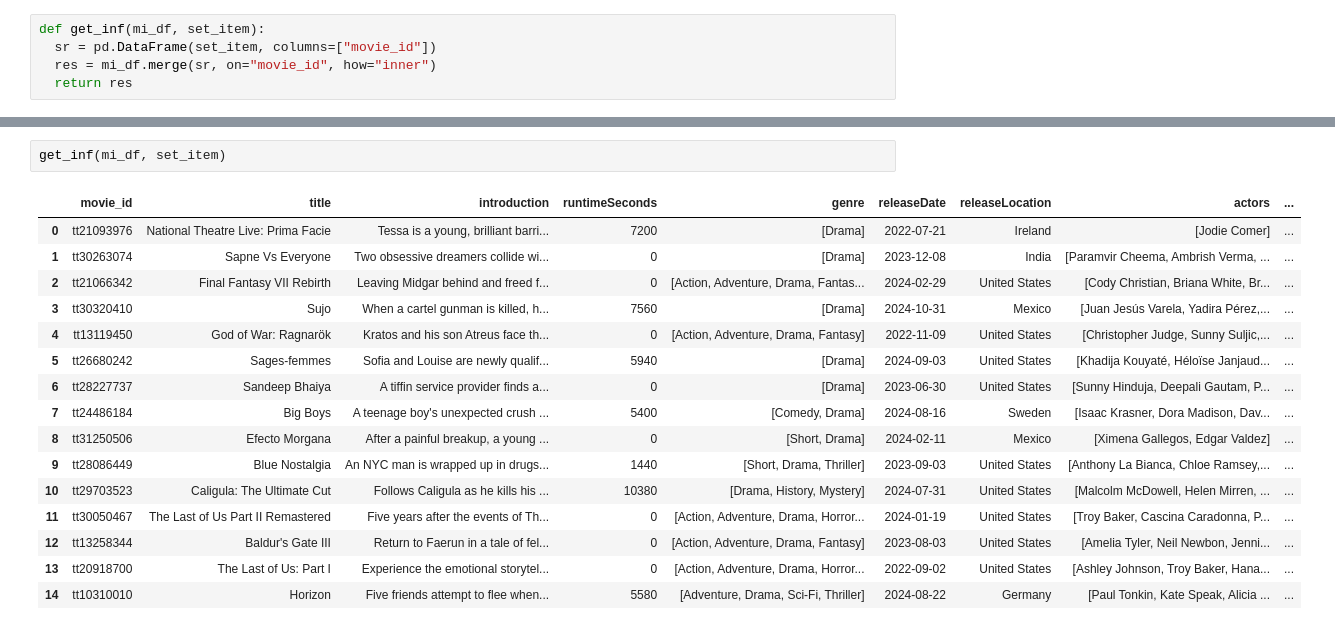
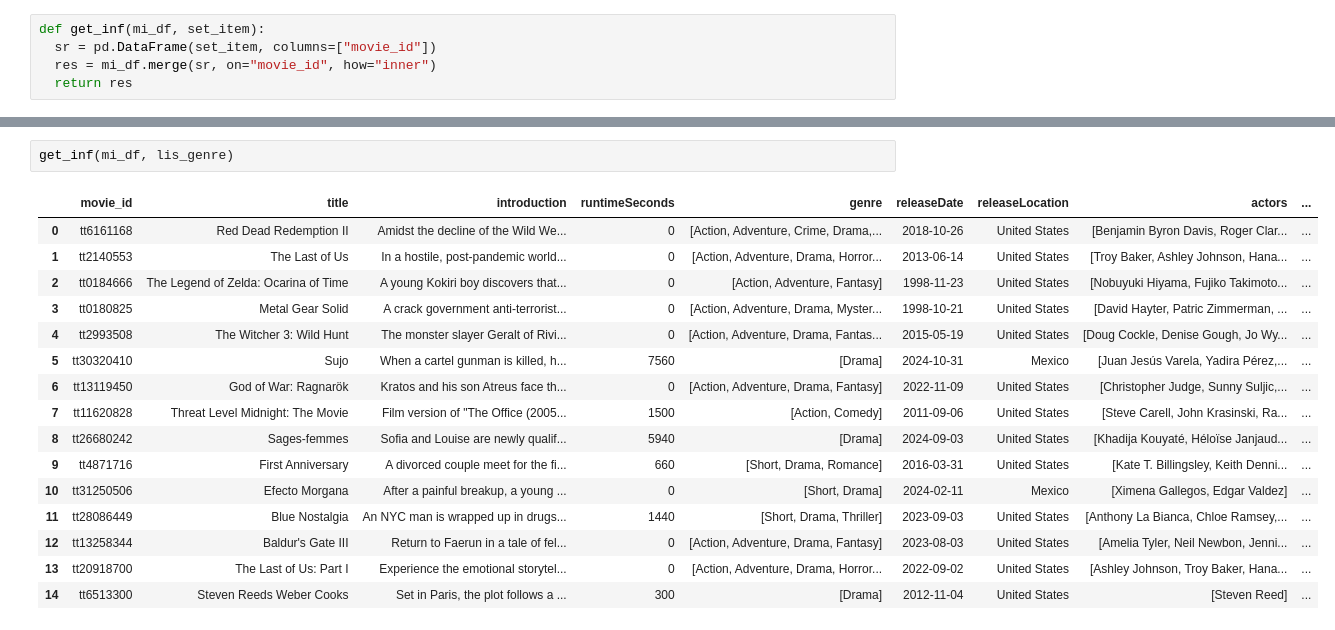
Before and after one commit to HThinhZ/Recommender_System_Project, a Jupyter notebook: recommendation_for_new_user.ipynb, the cells around one changed output, grey strips where cells are left out. Drawn from its saved outputs; the diff is of its cells as text.

```diff
--- a/recommendation_for_new_user.ipynb
+++ b/recommendation_for_new_user.ipynb
@@ -305,19 +400,19 @@ def get_inf(mi_df, set_item):
 # %%
-get_inf(mi_df, set_item)
+get_inf(mi_df, lis_genre)
 # %% [output]
 |  | movie_id | title | introduction | runtimeSeconds | genre | releaseDate | releaseLocation | actors | ... |
-| 0 | tt21093976 | National Theatre Live: Prima Facie | Tessa is a young, brilliant barri... | 7200 | [Drama] | 2022-07-21 | Ireland | [Jodie Comer] | ... |
-| 1 | tt30263074 | Sapne Vs Everyone | Two obsessive dreamers collide wi... | 0 | [Drama] | 2023-12-08 | India | [Paramvir Cheema, Ambrish Verma, ... | ... |
-| 2 | tt21066342 | Final Fantasy VII Rebirth | Leaving Midgar behind and freed f... | 0 | [Action, Adventure, Drama, Fantas... | 2024-02-29 | United States | [Cody Christian, Briana White, Br... | ... |
-| 3 | tt30320410 | Sujo | When a cartel gunman is killed, h... | 7560 | [Drama] | 2024-10-31 | Mexico | [Juan Jesús Varela, Yadira Pérez,... | ... |
-| 4 | tt13119450 | God of War: Ragnarök | Kratos and his son Atreus face th... | 0 | [Action, Adventure, Drama, Fantasy] | 2022-11-09 | United States | [Christopher Judge, Sunny Suljic,... | ... |
-| 5 | tt26680242 | Sages-femmes | Sofia and Louise are newly qualif... | 5940 | [Drama] | 2024-09-03 | United States | [Khadija Kouyaté, Héloïse Janjaud... | ... |
-| 6 | tt28227737 | Sandeep Bhaiya | A tiffin service provider finds a... | 0 | [Drama] | 2023-06-30 | United States | [Sunny Hinduja, Deepali Gautam, P... | ... |
-| 7 | tt24486184 | Big Boys | A teenage boy's unexpected crush ... | 5400 | [Comedy, Drama] | 2024-08-16 | Sweden | [Isaac Krasner, Dora Madison, Dav... | ... |
-| 8 | tt31250506 | Efecto Morgana | After a painful breakup, a young ... | 0 | [Short, Drama] | 2024-02-11 | Mexico | [Ximena Gallegos, Edgar Valdez] | ... |
-| 9 | tt28086449 | Blue Nostalgia | An NYC man is wrapped up in drugs... | 1440 | [Short, Drama, Thriller] | 2023-09-03 | United States | [Anthony La Bianca, Chloe Ramsey,... | ... |
-| 10 | tt29703523 | Caligula: The Ultimate Cut | Follows Caligula as he kills his ... | 10380 | [Drama, History, Mystery] | 2024-07-31 | United States | [Malcolm McDowell, Helen Mirren, ... | ... |
-| 11 | tt30050467 | The Last of Us Part II Remastered | Five years after the events of Th... | 0 | [Action, Adventure, Drama, Horror... | 2024-01-19 | United States | [Troy Baker, Cascina Caradonna, P... | ... |
+| 0 | tt6161168 | Red Dead Redemption II | Amidst the decline of the Wild We... | 0 | [Action, Adventure, Crime, Drama,... | 2018-10-26 | United States | [Benjamin Byron Davis, Roger Clar... | ... |
+| 1 | tt2140553 | The Last of Us | In a hostile, post-pandemic world... | 0 | [Action, Adventure, Drama, Horror... | 2013-06-14 | United States | [Troy Baker, Ashley Johnson, Hana... | ... |
+| 2 | tt0184666 | The Legend of Zelda: Ocarina of Time | A young Kokiri boy discovers that... | 0 | [Action, Adventure, Fantasy] | 1998-11-23 | United States | [Nobuyuki Hiyama, Fujiko Takimoto... | ... |
+| 3 | tt0180825 | Metal Gear Solid | A crack government anti-terrorist... | 0 | [Action, Adventure, Drama, Myster... | 1998-10-21 | United States | [David Hayter, Patric Zimmerman, ... | ... |
+| 4 | tt2993508 | The Witcher 3: Wild Hunt | The monster slayer Geralt of Rivi... | 0 | [Action, Adventure, Drama, Fantas... | 2015-05-19 | United States | [Doug Cockle, Denise Gough, Jo Wy... | ... |
+| 5 | tt30320410 | Sujo | When a cartel gunman is killed, h... | 7560 | [Drama] | 2024-10-31 | Mexico | [Juan Jesús Varela, Yadira Pérez,... | ... |
+| 6 | tt13119450 | God of War: Ragnarök | Kratos and his son Atreus face th... | 0 | [Action, Adventure, Drama, Fantasy] | 2022-11-09 | United States | [Christopher Judge, Sunny Suljic,... | ... |
+| 7 | tt11620828 | Threat Level Midnight: The Movie | Film version of "The Office (2005... | 1500 | [Action, Comedy] | 2011-09-06 | United States | [Steve Carell, John Krasinski, Ra... | ... |
+| 8 | tt26680242 | Sages-femmes | Sofia and Louise are newly qualif... | 5940 | [Drama] | 2024-09-03 | United States | [Khadija Kouyaté, Héloïse Janjaud... | ... |
+| 9 | tt4871716 | First Anniversary | A divorced couple meet for the fi... | 660 | [Short, Drama, Romance] | 2016-03-31 | United States | [Kate T. Billingsley, Keith Denni... | ... |
+| 10 | tt31250506 | Efecto Morgana | After a painful breakup, a young ... | 0 | [Short, Drama] | 2024-02-11 | Mexico | [Ximena Gallegos, Edgar Valdez] | ... |
+| 11 | tt28086449 | Blue Nostalgia | An NYC man is wrapped up in drugs... | 1440 | [Short, Drama, Thriller] | 2023-09-03 | United States | [Anthony La Bianca, Chloe Ramsey,... | ... |
 | 12 | tt13258344 | Baldur's Gate III | Return to Faerun in a tale of fel... | 0 | [Action, Adventure, Drama, Fantasy] | 2023-08-03 | United States | [Amelia Tyler, Neil Newbon, Jenni... | ... |
 | 13 | tt20918700 | The Last of Us: Part I | Experience the emotional storytel... | 0 | [Action, Adventure, Drama, Horror... | 2022-09-02 | United States | [Ashley Johnson, Troy Baker, Hana... | ... |
-| 14 | tt10310010 | Horizon | Five friends attempt to flee when... | 5580 | [Adventure, Drama, Sci-Fi, Thriller] | 2024-08-22 | Germany | [Paul Tonkin, Kate Speak, Alicia ... | ... |
+| 14 | tt6513300 | Steven Reeds Weber Cooks | Set in Paris, the plot follows a ... | 300 | [Drama] | 2012-11-04 | United States | [Steven Reed] | ... |
```
Also changed, not shown: parts of 6 cells of this notebook.
